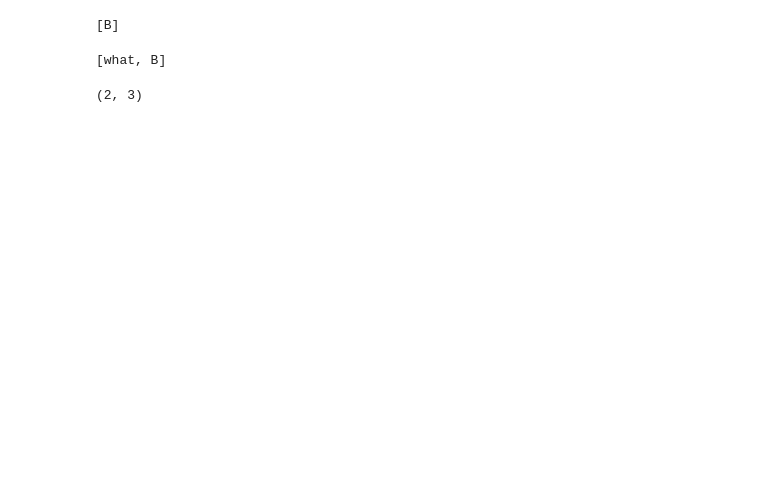
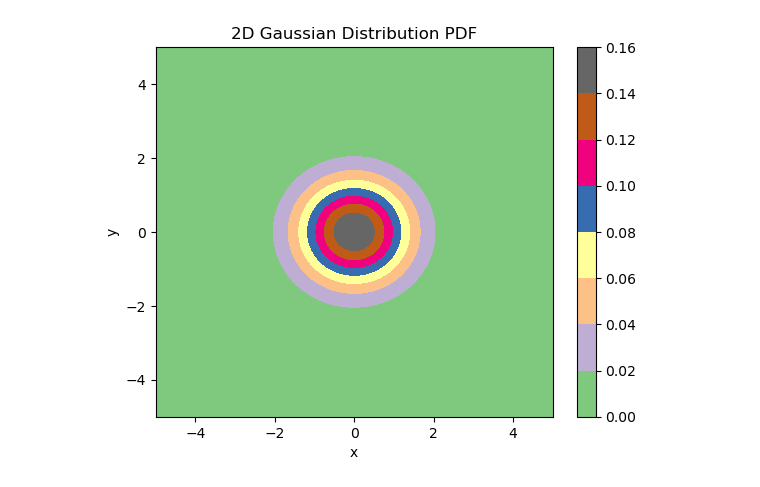
Before and after one commit to TongQM/HCTpartition, a Jupyter notebook: optimal-2-partitioning/demo.ipynb, the cells around one changed output. Drawn from its saved outputs; the diff is of its cells as text; code cells hidden in the pictures; blank space fills up the shorter version.

```diff
--- a/optimal-2-partitioning/demo.ipynb
+++ b/optimal-2-partitioning/demo.ipynb
@@ -31,8 +0,0 @@ node_ls_copy.remove(node_ls[0])
-# %%
-node_ls_copy
-# %% [output]
-[B]
-# %%
-node_ls
-# %% [output]
-[what, B]
@@ -41,4 +1,29 @@ a= 1+1, 2+1
-# %%
-a
-# %% [output]
-(2, 3)
+# %%
+import numpy as np
+import matplotlib.pyplot as plt
+
+# Parameters for the 2D Gaussian
+mu_x = 0
+mu_y = 0
+sigma_x = 1
+sigma_y = 1
+rho = 0  # correlation coefficient
+
+# Create a meshgrid for our values
+x = np.linspace(-5, 5, 200)
+y = np.linspace(-5, 5, 200)
+X, Y = np.meshgrid(x, y)
+
+# Bivariate Gaussian formula
+Z = (1/(2 * np.pi * sigma_x * sigma_y * np.sqrt(1 - rho**2))) * \
+    np.exp(-1/(2 * (1 - rho**2)) * ((X - mu_x)**2/sigma_x**2 - 2*rho*(X - mu_x)*(Y - mu_y)/(sigma_x * sigma_y) + (Y - mu_y)**2/sigma_y**2))
+
+# Plot the 2D PDF as a heatmap
+plt.contourf(X, Y, Z, 50, cmap='Accent')  # You can use plt.pcolormesh() for a non-smooth version
+plt.colorbar()
+plt.title('2D Gaussian Distribution PDF')
+plt.xlabel('x')
+plt.ylabel('y')
+plt.show()
+# %% [output]
+[figure, added]
```
Also changed, not shown: parts of 8 cells of this notebook, 5 other files.
